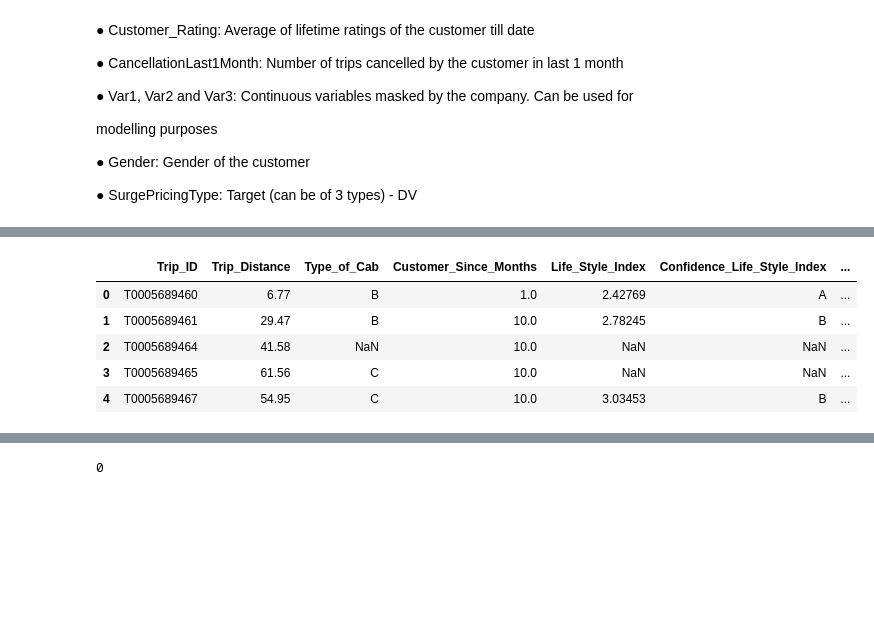
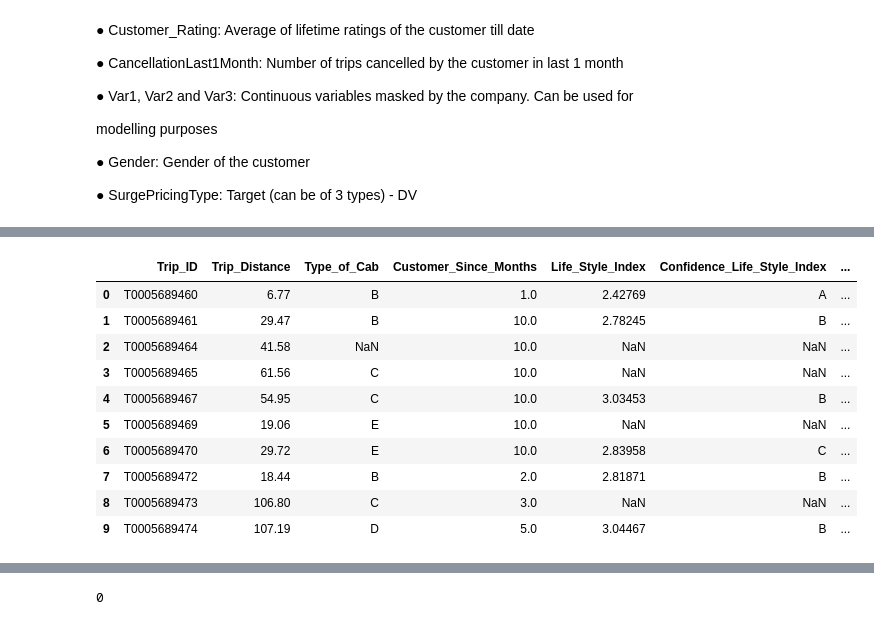
Before and after one commit to Shubham080997/Taxi_Surge_Pricing, a Jupyter notebook: Taxi_surge_price.ipynb, the cells around one changed output, grey strips where cells are left out. Drawn from its saved outputs; the diff is of its cells as text; code cells hidden in the pictures; blank space fills up the shorter version.

```diff
--- a/Taxi_surge_price.ipynb
+++ b/Taxi_surge_price.ipynb
@@ -44,14 +44,19 @@ Mounted at /content/drive
 # %%
 taxi_df = pd.read_csv('/content/drive/MyDrive/Almabetter/Cohort Nilgiri/Module 5/Week 1/Day 1/data_sigma_cabs.csv')
 # %%
-taxi_df.head()
+taxi_df.head(10)
 # %% [output]
 |  | Trip_ID | Trip_Distance | Type_of_Cab | Customer_Since_Months | Life_Style_Index | Confidence_Life_Style_Index | ... |
 | 0 | T0005689460 | 6.77 | B | 1.0 | 2.42769 | A | ... |
 | 1 | T0005689461 | 29.47 | B | 10.0 | 2.78245 | B | ... |
 | 2 | T0005689464 | 41.58 | NaN | 10.0 | NaN | NaN | ... |
 | 3 | T0005689465 | 61.56 | C | 10.0 | NaN | NaN | ... |
 | 4 | T0005689467 | 54.95 | C | 10.0 | 3.03453 | B | ... |
+| 5 | T0005689469 | 19.06 | E | 10.0 | NaN | NaN | ... |
+| 6 | T0005689470 | 29.72 | E | 10.0 | 2.83958 | C | ... |
+| 7 | T0005689472 | 18.44 | B | 2.0 | 2.81871 | B | ... |
+| 8 | T0005689473 | 106.80 | C | 3.0 | NaN | NaN | ... |
+| 9 | T0005689474 | 107.19 | D | 5.0 | 3.04467 | B | ... |
 # %%
 taxi_df.info()
 # %% [output]
```
Also changed, not shown: parts of 44 cells of this notebook.
